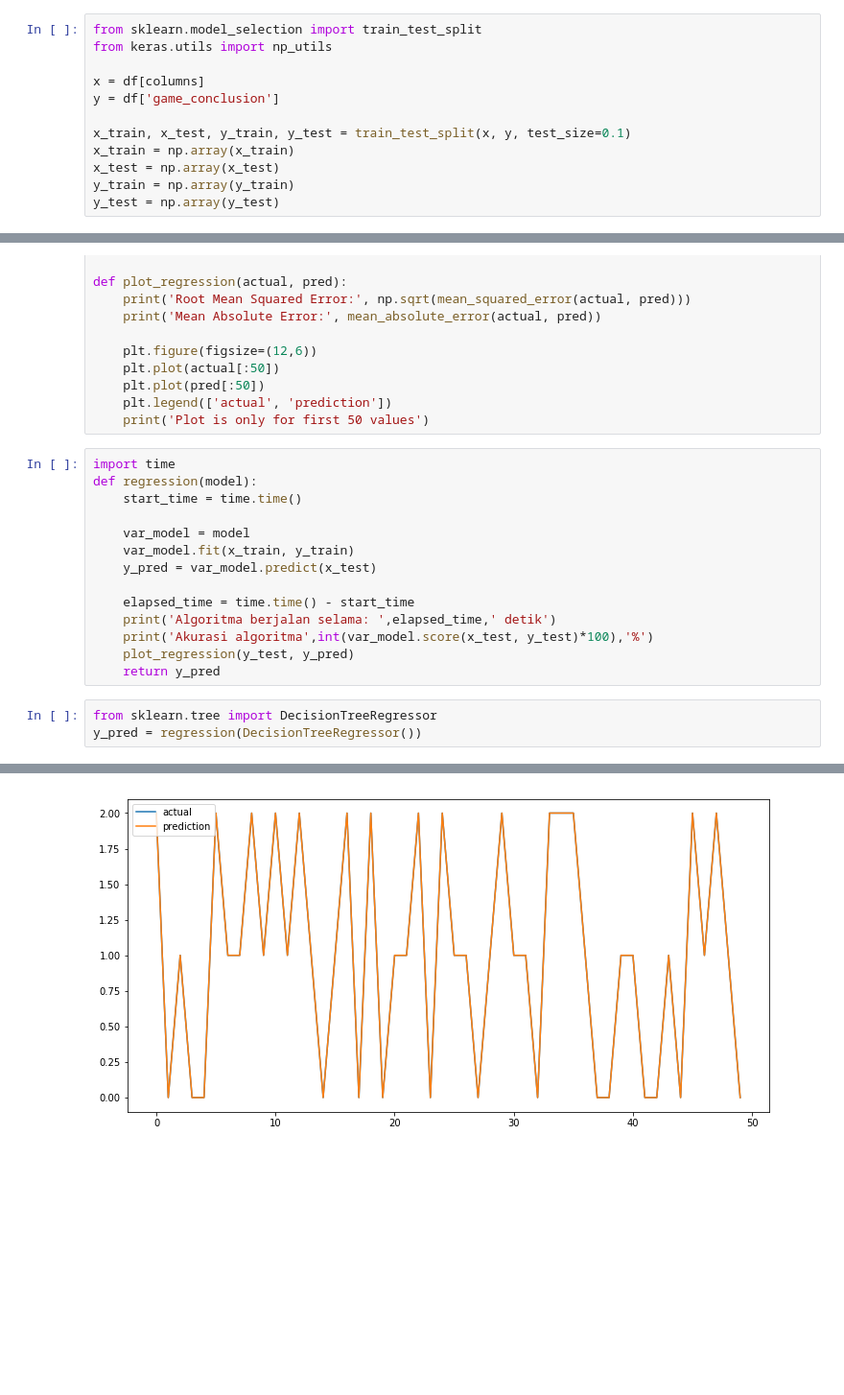
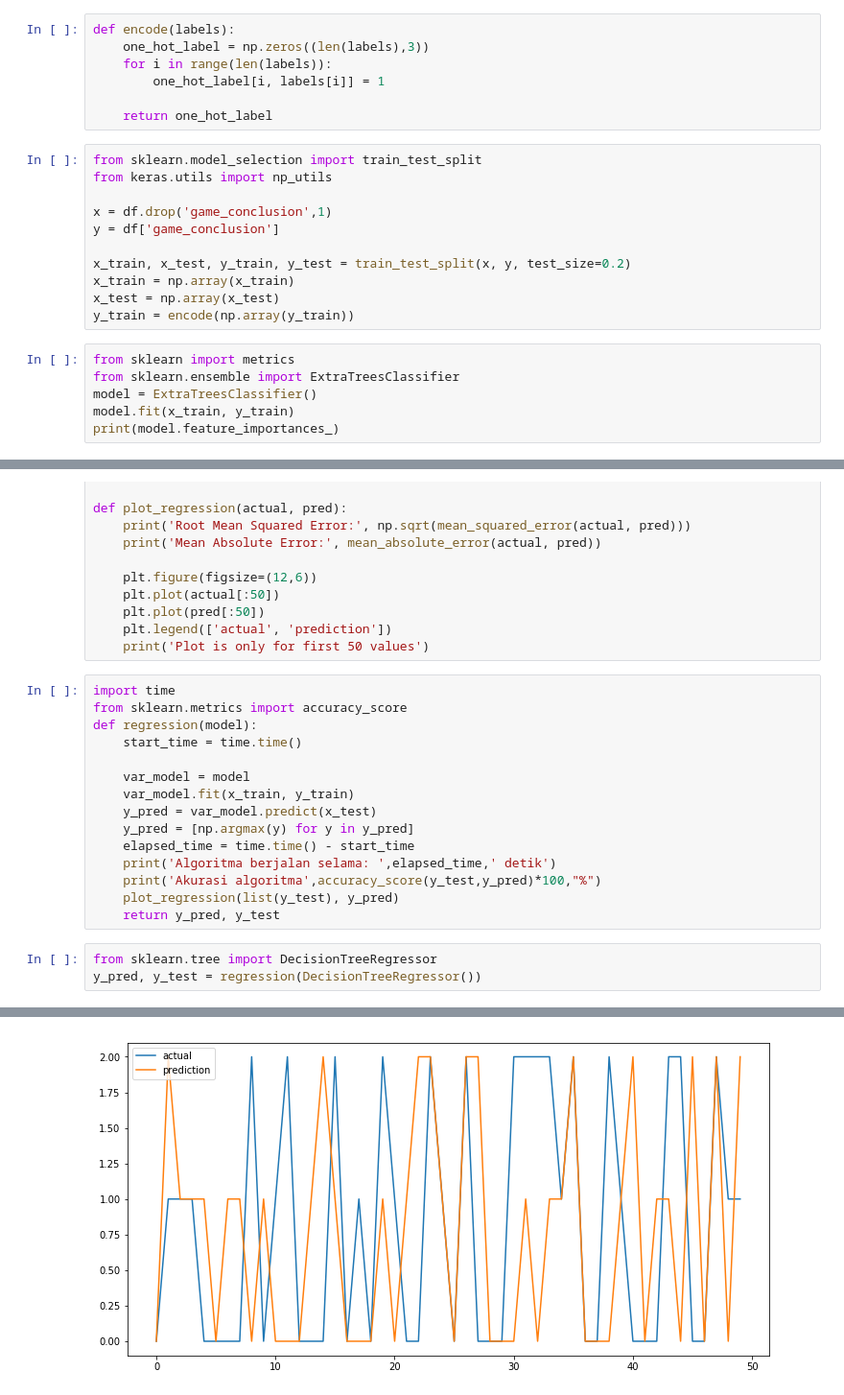
Before and after one commit to sangbijaksana/prediksi-sepakbola, a Jupyter notebook: eksperimen_sementara.ipynb, the cells around one changed output, grey strips where cells are left out. Shown at 96% size. Drawn from its saved outputs; the diff is of its cells as text; blank space fills up the shorter version.

Commit message:
add feature importance and more algorithm

```diff
--- a/eksperimen_sementara.ipynb
+++ b/eksperimen_sementara.ipynb
@@ -59,12 +32,24 @@ df
+# %%
+def encode(labels):
+    one_hot_label = np.zeros((len(labels),3))
+    for i in range(len(labels)):
+        one_hot_label[i, labels[i]] = 1
+
+    return one_hot_label
 # %%
 from sklearn.model_selection import train_test_split
 from keras.utils import np_utils
 
-x = df[columns]
+x = df.drop('game_conclusion',1)
 y = df['game_conclusion']
 
-x_train, x_test, y_train, y_test = train_test_split(x, y, test_size=0.1)
+x_train, x_test, y_train, y_test = train_test_split(x, y, test_size=0.2)
 x_train = np.array(x_train)
 x_test = np.array(x_test)
-y_train = np.array(y_train)
-y_test = np.array(y_test)
+y_train = encode(np.array(y_train))
+# %%
+from sklearn import metrics
+from sklearn.ensemble import ExtraTreesClassifier
+model = ExtraTreesClassifier()
+model.fit(x_train, y_train)
+print(model.feature_importances_)
@@ -90,19 +78,20 @@ def plot_regression(actual, pred):
     print('Plot is only for first 50 values')
 # %%
 import time
+from sklearn.metrics import accuracy_score
 def regression(model):
     start_time = time.time()
 
     var_model = model
     var_model.fit(x_train, y_train)
     y_pred = var_model.predict(x_test)
-
+    y_pred = [np.argmax(y) for y in y_pred]
     elapsed_time = time.time() - start_time
     print('Algoritma berjalan selama: ',elapsed_time,' detik')
-    print('Akurasi algoritma',int(var_model.score(x_test, y_test)*100),'%')
-    plot_regression(y_test, y_pred)
-    return y_pred
+    print('Akurasi algoritma',accuracy_score(y_test,y_pred)*100,"%")
+    plot_regression(list(y_test), y_pred)
+    return y_pred, y_test
 # %%
 from sklearn.tree import DecisionTreeRegressor
-y_pred = regression(DecisionTreeRegressor())
+y_pred, y_test = regression(DecisionTreeRegressor())
 # %% [output]
@@ -113,5 +102,5 @@ Mean Absolute Error: 0.0
 Plot is only for first 50 values
-[figure, old version]
+[figure, new version]
 # %%
 from sklearn.neural_network import MLPClassifier
 y_pred = regression(MLPClassifier(solver='lbfgs', alpha=1e-5, hidden_layer_sizes=(10, 3), random_state=1))
```
Also changed, not shown: parts of 8 cells of this notebook.
